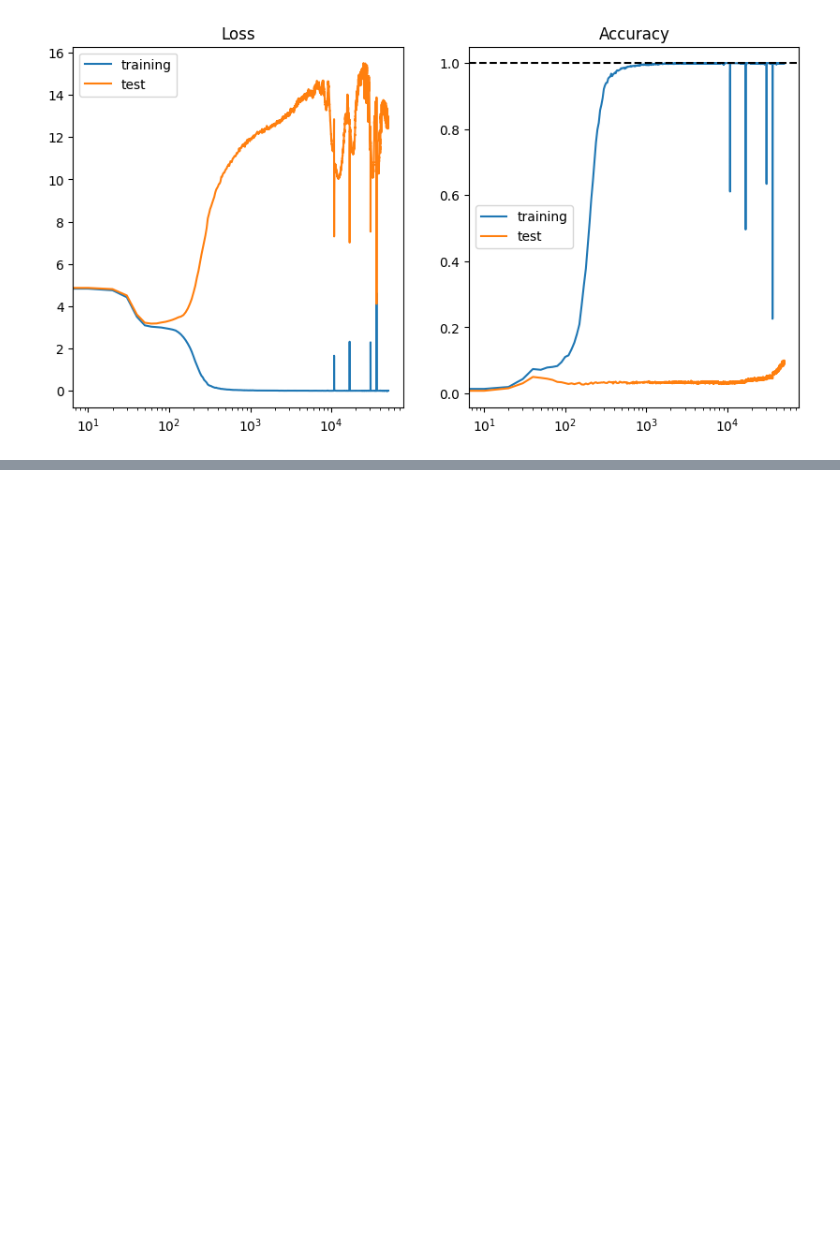
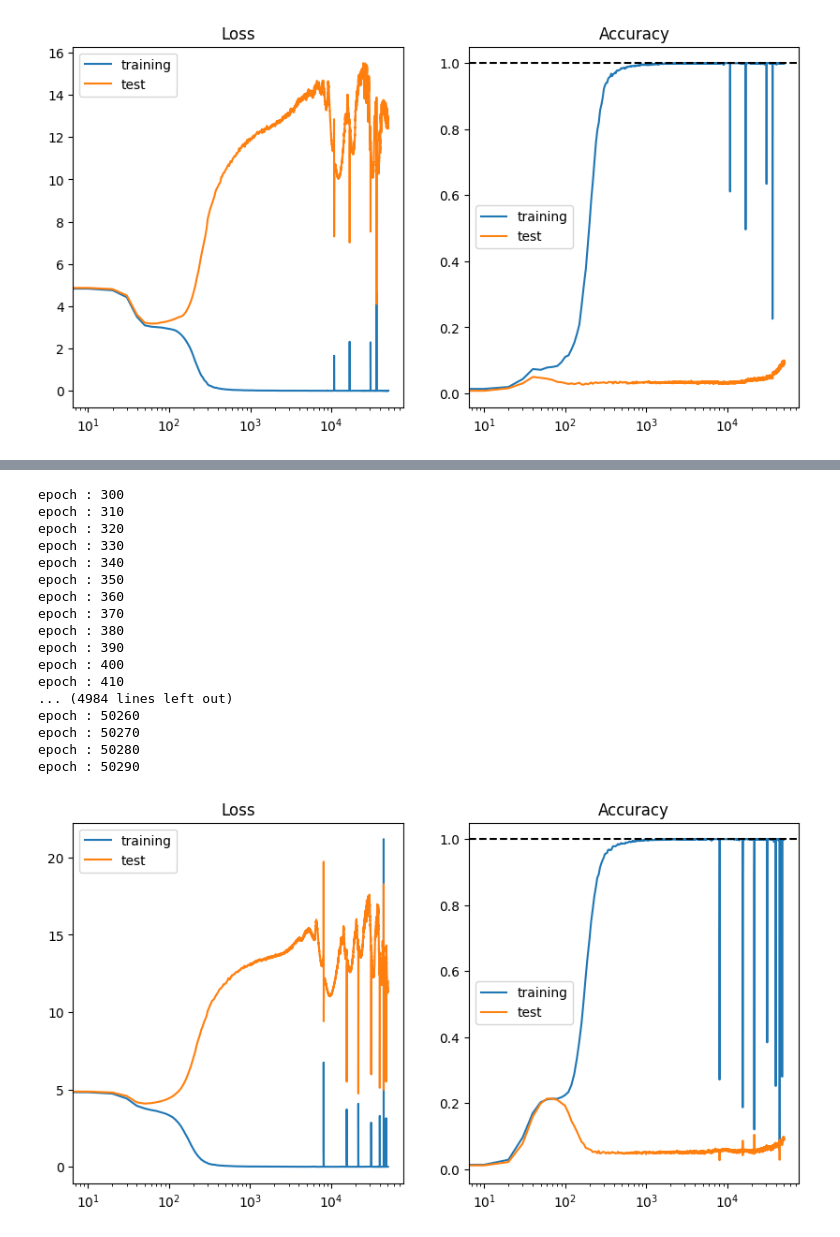
Before and after one commit to sydneyhauke/ML_proj2, a Jupyter notebook: grok.ipynb, the cells around one changed output, grey strips where cells are left out. Drawn from its saved outputs; the diff is of its cells as text; code cells hidden in the pictures; blank space fills up the shorter version.

```diff
--- a/grok.ipynb
+++ b/grok.ipynb
@@ -722,0 +761,23 @@ epoch : 50290
+# %%
+# Re-run this as many times as desired to continue training
+train(100000, model_xyx_s5, optimizer_xyx_s5, data_xyx_s5, logs_xyx_s5)
+logs_xyx_s5.plot()
+# %% [output]
+epoch : 300
+epoch : 310
+epoch : 320
+epoch : 330
+epoch : 340
+epoch : 350
+epoch : 360
+epoch : 370
+epoch : 380
+epoch : 390
+epoch : 400
+epoch : 410
+... (4984 lines left out)
+epoch : 50260
+epoch : 50270
+epoch : 50280
+epoch : 50290
+[figure, added]
```
Also changed, not shown: parts of 1 cell of this notebook.
